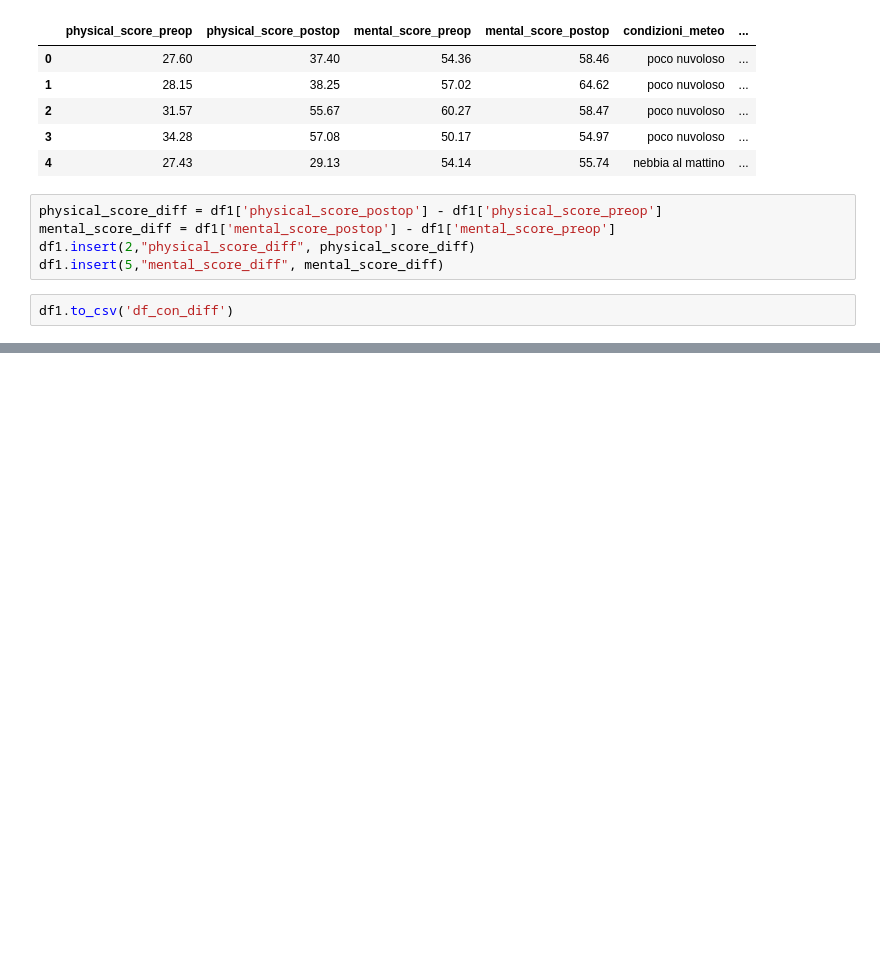
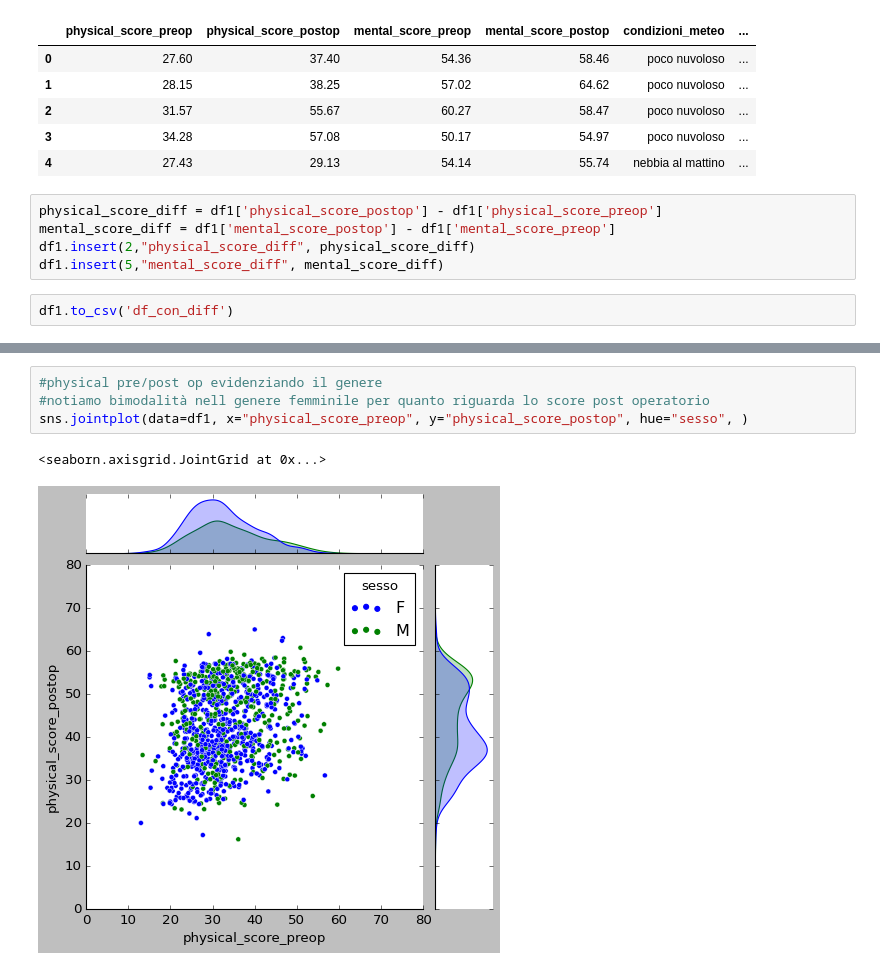
Before and after one commit to giocoal/surgery-PROMs-score-and-weather-conditions-data-visualizations, a Jupyter notebook: Compitino.ipynb, the cells around one changed output, grey strips where cells are left out. Cells and saved outputs as stored; diff of their text form; blank space fills up the shorter version.

Commit message:
Plot dello score fisico pre/post operatorio evidenziandone il genere
Plot score mental/physical pre o post operatorio per evidenziare una eventuale traslazione dello score congiunto

```diff
--- a/Compitino.ipynb
+++ b/Compitino.ipynb
@@ -132,0 +123,7 @@ sns.heatmap(corr,
+# %%
+#physical pre/post op evidenziando il genere
+#notiamo bimodalità nell genere femminile per quanto riguarda lo score post operatorio
+sns.jointplot(data=df1, x="physical_score_preop", y="physical_score_postop", hue="sesso", )
+# %% [output]
+<seaborn.axisgrid.JointGrid at 0x...>
+[figure, added]
```
Also changed, not shown: parts of 3 cells of this notebook.
